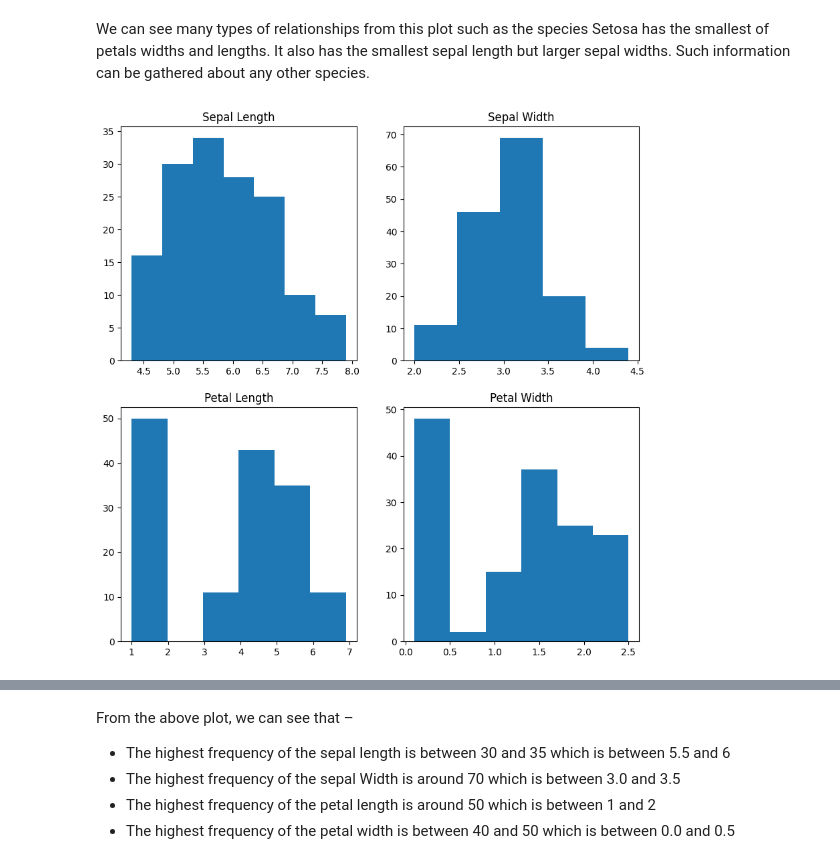
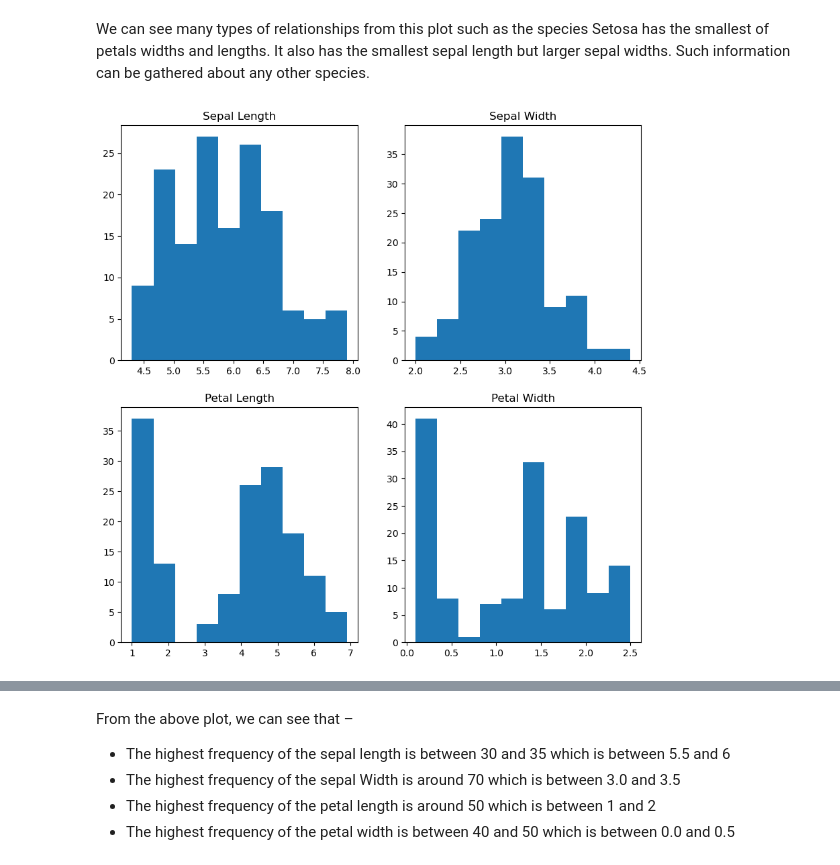
Before and after one commit to ash322ash422/tut_ml, a Jupyter notebook: tut_misc_EDA/tut_EDA_iris.ipynb, the cells around one changed output, grey strips where cells are left out. Drawn from its saved outputs; the diff is of its cells as text; code cells hidden in the pictures.

```diff
--- a/tut_misc_EDA/tut_EDA_iris.ipynb
+++ b/tut_misc_EDA/tut_EDA_iris.ipynb
@@ -153,18 +159,18 @@ We can see many types of relationships from this plot such as the species Setosa
 # %%
 # Histograms allow seeing the distribution of data for various columns. It can be used for uni as well as bi-variate analysis.
 
 fig, axes = plt.subplots(2, 2, figsize=(10,10))
 
 axes[0,0].set_title("Sepal Length")
-axes[0,0].hist(df['SepalLengthCm'], bins=7)
+axes[0,0].hist(df['SepalLengthCm'], bins=10)
 
 axes[0,1].set_title("Sepal Width")
-axes[0,1].hist(df['SepalWidthCm'], bins=5);
+axes[0,1].hist(df['SepalWidthCm'], bins=10);
 
 axes[1,0].set_title("Petal Length")
-axes[1,0].hist(df['PetalLengthCm'], bins=6);
+axes[1,0].hist(df['PetalLengthCm'], bins=10);
 
 axes[1,1].set_title("Petal Width")
-axes[1,1].hist(df['PetalWidthCm'], bins=6);
+axes[1,1].hist(df['PetalWidthCm'], bins=10);
 # %% [output]
-[figure, old version]
+[figure, new version]
```
Also changed, not shown: parts of 13 cells of this notebook.
